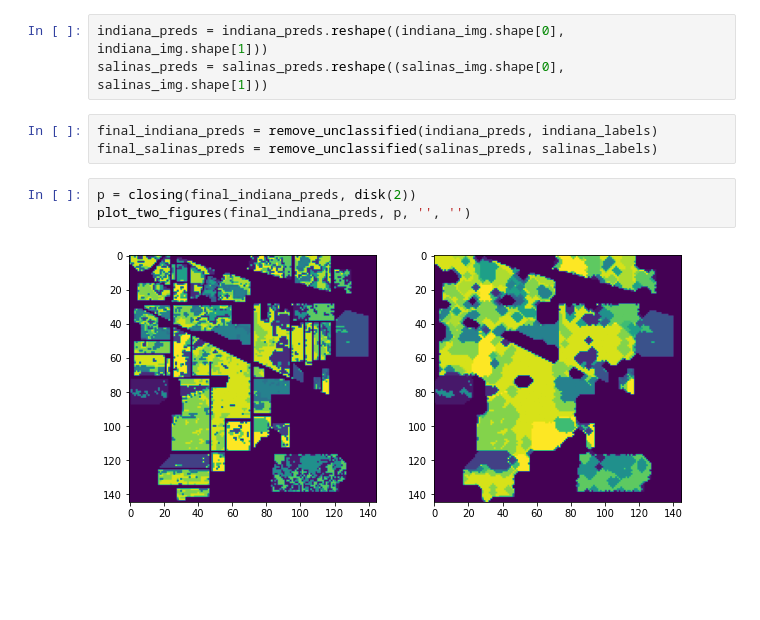
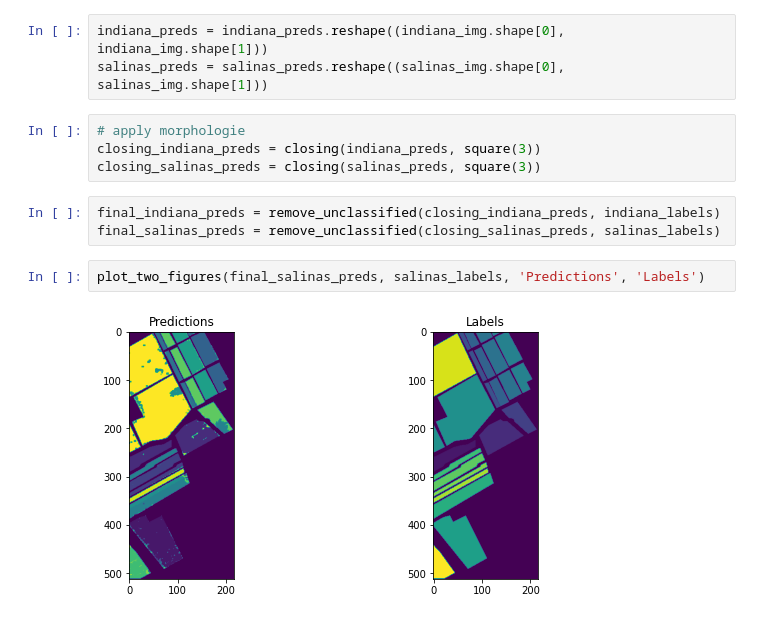
Before and after one commit to SabineHU/projet-IML, a Jupyter notebook: src/GMM.ipynb, the cells around one changed output. Cells and saved outputs as stored; diff of their text form; blank space fills up the shorter version.

Commit message:
Image processing in progress

```diff
--- a/src/GMM.ipynb
+++ b/src/GMM.ipynb
@@ -106,11 +106,14 @@ salinas_preds = salinas_model.predict(X_salinas_reduced)
 # %%
 indiana_preds = indiana_preds.reshape((indiana_img.shape[0], indiana_img.shape[1]))
 salinas_preds = salinas_preds.reshape((salinas_img.shape[0], salinas_img.shape[1]))
+# %%
+# apply morphologie
+closing_indiana_preds = closing(indiana_preds, square(3))
+closing_salinas_preds = closing(salinas_preds, square(3))
 # %%
-final_indiana_preds = remove_unclassified(indiana_preds, indiana_labels)
-final_salinas_preds = remove_unclassified(salinas_preds, salinas_labels)
+final_indiana_preds = remove_unclassified(closing_indiana_preds, indiana_labels)
+final_salinas_preds = remove_unclassified(closing_salinas_preds, salinas_labels)
 # %%
-p = closing(final_indiana_preds, disk(2))
-plot_two_figures(final_indiana_preds, p, '', '')
+plot_two_figures(final_salinas_preds, salinas_labels, 'Predictions', 'Labels')
 # %% [output]
-[figure, old version]
+[figure, new version]
```
Also changed, not shown: parts of 60 cells of this notebook.
